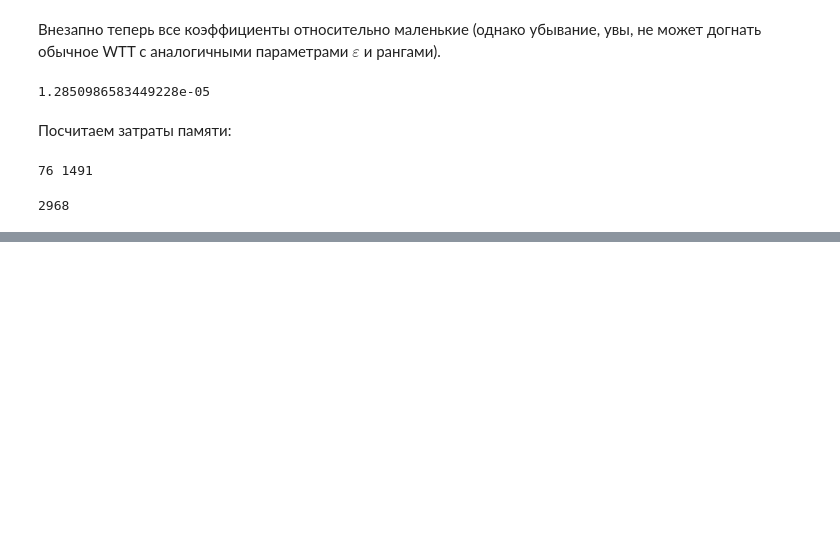
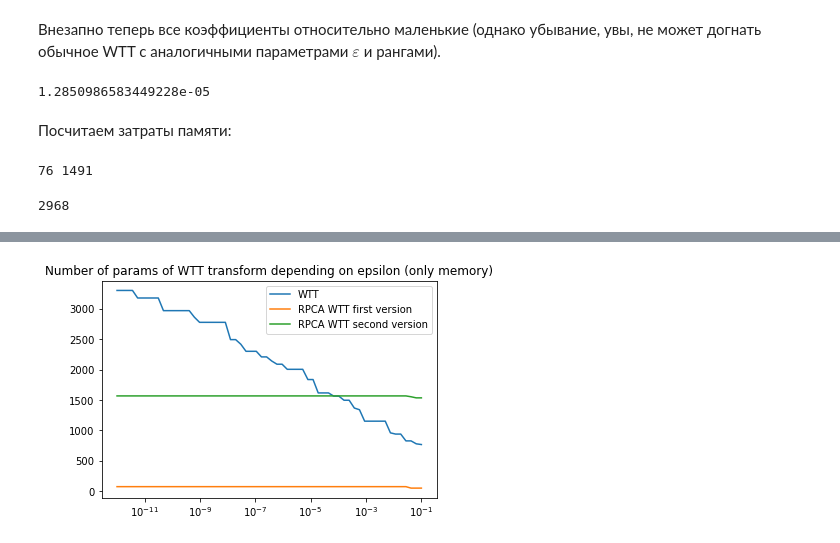
Before and after one commit to d1kolyadin/AMI_diploma, a Jupyter notebook: wtt-rpca-3.ipynb, the cells around one changed output, grey strips where cells are left out. Cells and saved outputs as stored; diff of their text form; code cells hidden in the pictures; blank space fills up the shorter version.

```diff
--- a/wtt-rpca-3.ipynb
+++ b/wtt-rpca-3.ipynb
@@ -839,0 +950,10 @@ plt.show()
+# %%
+plt.plot(epsilons, params_num_wtt_mem, label='WTT')
+plt.plot(epsilons, params_num_wttrpca1_mem, label='RPCA WTT first version')
+plt.plot(epsilons, params_num_wttrpca2_mem, label='RPCA WTT second version')
+plt.xscale('log')
+plt.title("Number of params of WTT transform depending on epsilon (only memory)")
+plt.legend()
+plt.show()
+# %% [output]
+[figure, added]
```
Also changed, not shown: parts of 14 cells of this notebook.
